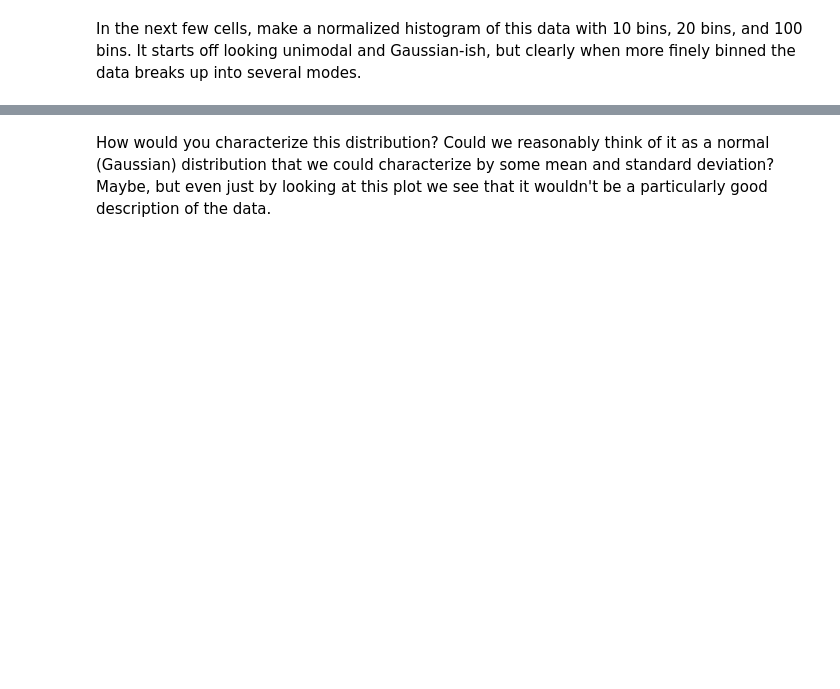
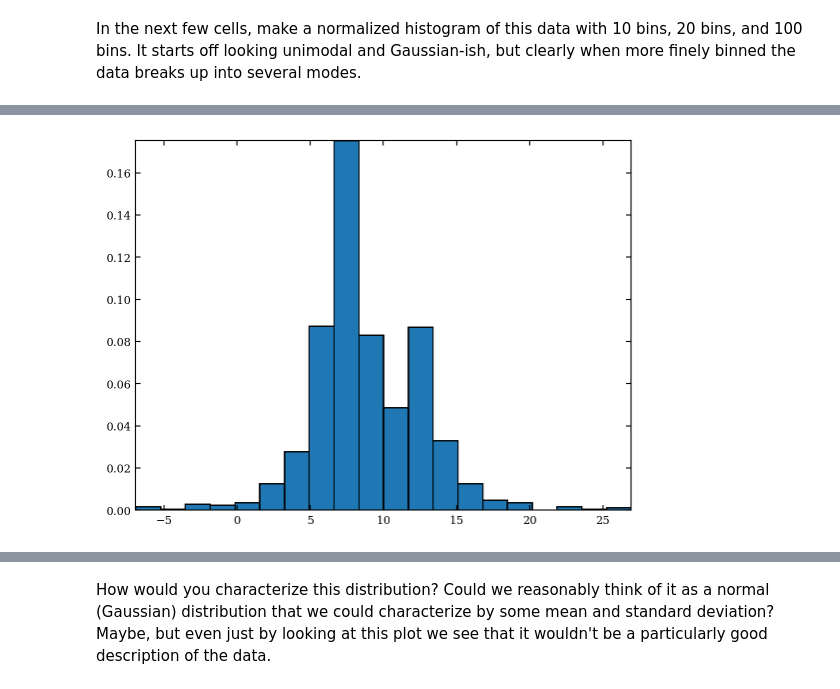
Before and after one commit to VanderbiltAstronomy/astr_8070_s24, a Jupyter notebook: coursework/student_folders/levi_schult/lectures/Lecture_7_levischult.ipynb, the cells around one changed output, grey strips where cells are left out. Cells and saved outputs as stored; diff of their text form; code cells hidden in the pictures; blank space fills up the shorter version.

```diff
--- a/coursework/student_folders/levi_schult/lectures/Lecture_7_levischult.ipynb
+++ b/coursework/student_folders/levi_schult/lectures/Lecture_7_levischult.ipynb
@@ -408,4 +470,7 @@ plt.hist(x,___,___);
 # %%
 # 20 bins
+plt.hist(x, bins=20, density=True);
+# %% [output]
+[figure, added]
 # %%
 # 100 bins
```
Also changed, not shown: parts of 22 cells of this notebook.
